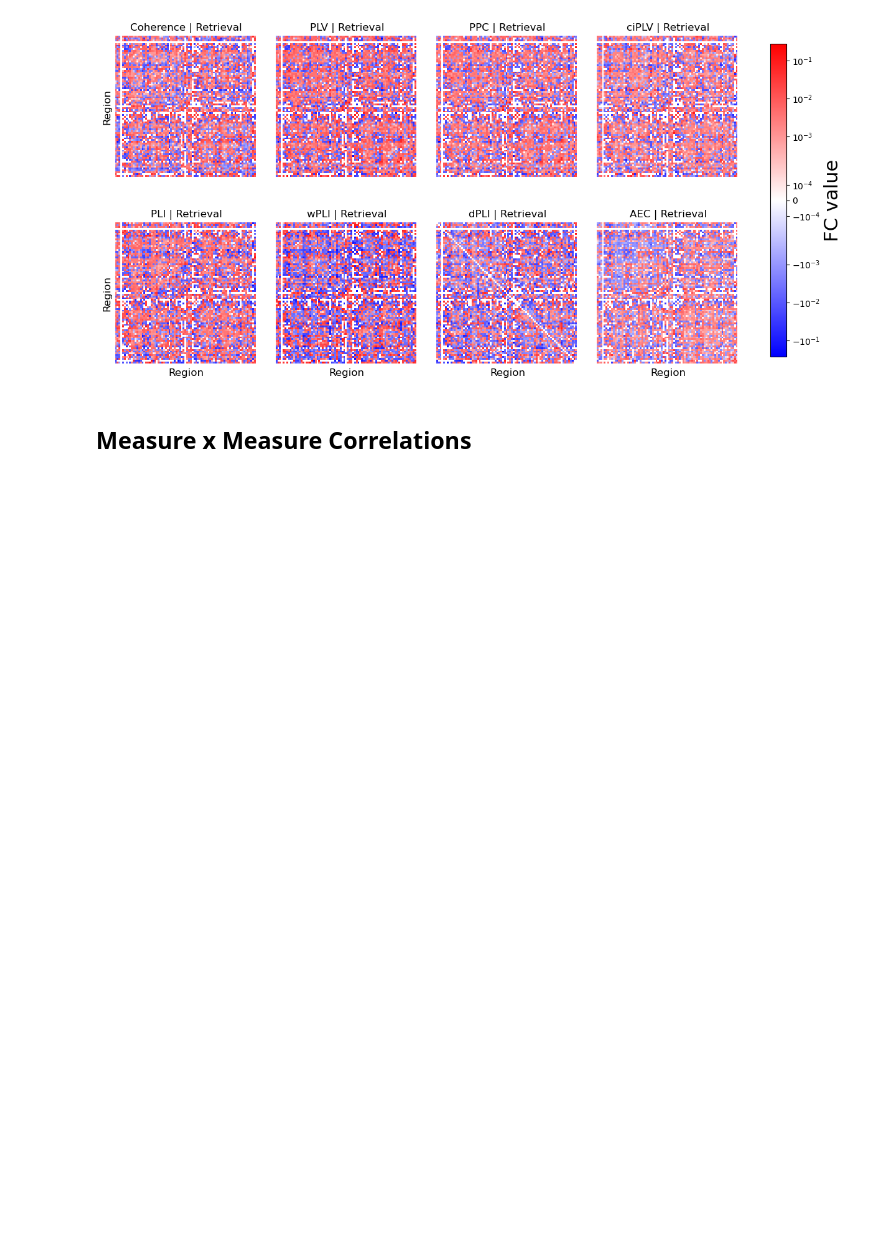
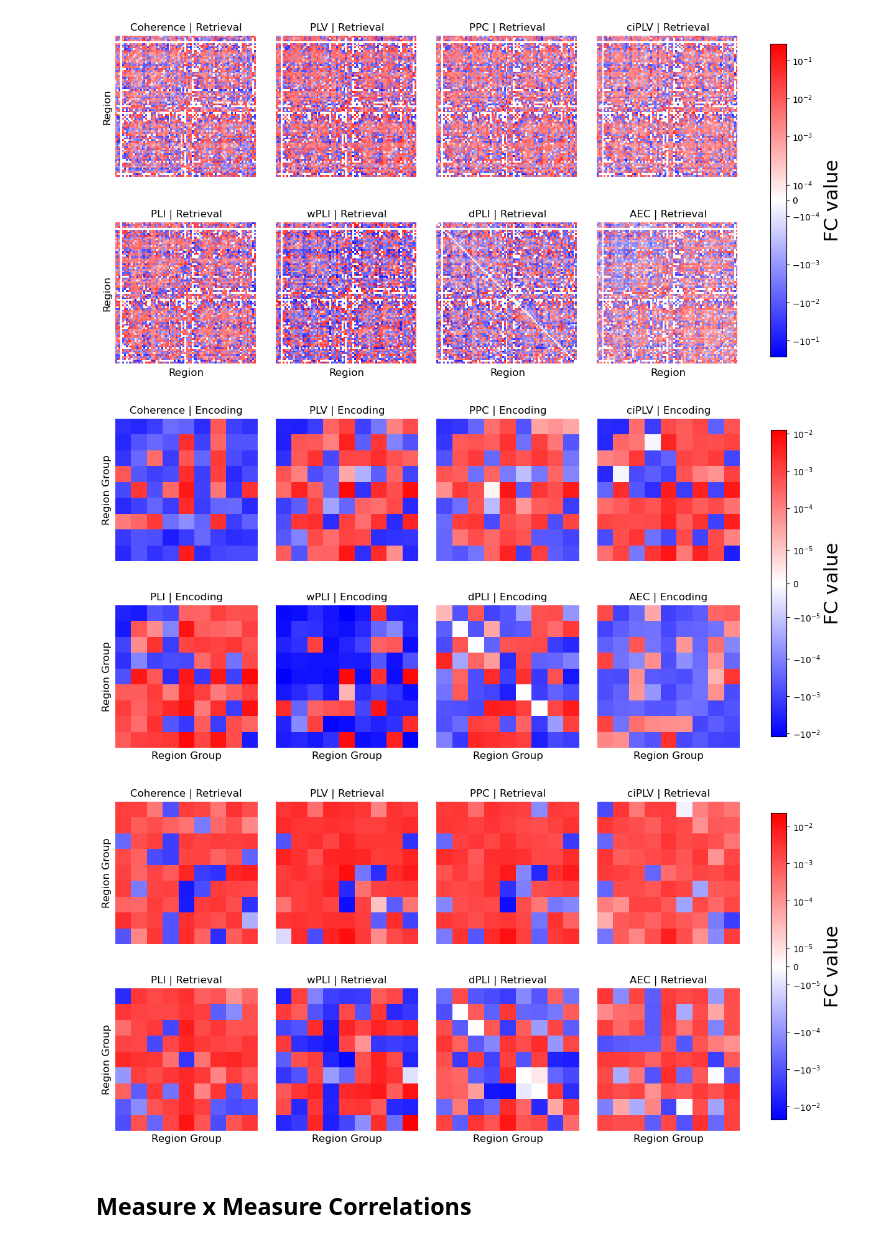
Before and after one commit to jueekn/fc_methods_comparison_cml, a Jupyter notebook: fc_comparison.ipynb, the cells around one changed output. Drawn from its saved outputs; the diff is of its cells as text; code cells hidden in the pictures; blank space fills up the shorter version.

```diff
--- a/fc_comparison.ipynb
+++ b/fc_comparison.ipynb
@@ -595,6 +372,84 @@ for beh, title, out_png in [("en", "Encoding", "encoding_allmats.png"),
 # %% [output]
 [figure]
 [figure]
+# %%
+rg = pd.read_csv("constants/region_groups_standard.csv", dtype=str).rename(columns=str.strip)
+rg["region"] = rg["region"].str.strip().str.lower()
+rg["group"]  = rg["group"].str.strip()
+
+regions_df = pd.DataFrame({"reg_full": regionlabels})
+regions_df["hemi"] = regions_df["reg_full"].str.split().str[0]
+regions_df["region"] = regions_df["reg_full"].str.split(n=1).str[1].str.strip().str.lower()
+
+regions_df = regions_df.merge(rg, on="region", how="left")
+regions_df["group"] = regions_df["group"].fillna("unmapped")
+
+region_to_group = dict(zip(regions_df["reg_full"], regions_df["group"]))
+
+def collapse_to_groups(mat, regionlabels):
+    assert mat.shape[0] == len(regionlabels)
+    idx = np.array([region_to_group[r] for r in regionlabels], dtype=object)
+    df = pd.DataFrame(mat, index=idx, columns=idx)
+    return df.groupby(level=0).mean().T.groupby(level=0).mean().T
+
+
+for beh, title, out_png in [("en", "Encoding", "encoding_allmats.png"),
+                           ("rm", "Retrieval", "retrieval_allmats.png")]:
+
+    avg_region = pd.read_pickle(f"avg_region_{beh}.pkl")
+
+    valid = [collapse_to_groups(avg_region[m], regionlabels).to_numpy()
+         for m in metrics if (avg_region[m] is not None and m not in asymm)]
+
+    vmax = np.nanmax(np.abs(np.stack(valid))) if len(valid) else 1.0
+    vmin = -vmax
+
+    linthresh = max(vmax * 1e-3, 1e-12)
+    norm = SymLogNorm(linthresh=linthresh, vmin=vmin, vmax=vmax, base=10)
+
+    nrows, ncols = 2, 4
+    fig, axs = plt.subplots(nrows, ncols, figsize=(12, 6), layout="constrained")
+    axs = axs.ravel()
+
+    cmap = plt.cm.bwr
+    mappable = None
+
+    for i, m in enumerate(metrics):
+        ax = axs[i]
+        mat = avg_region.get(m, None)
+
+        if mat is None:
+            ax.set_title(f"{m}: no data")
+            ax.axis("off")
+            continue
+
+        group_mat = collapse_to_groups(mat, regionlabels)
+        hm = sns.heatmap(
+            group_mat,
+            ax=ax,
+            cmap=cmap,
+            norm=norm,
+            square=True,
+            cbar=False,
+            xticklabels=False,
+            yticklabels=False,
+        )
+        ax.set_title(f"{correct_labels[m]} | {title}")
+        ax.set_ylabel("Region Group" if i in (0, 4) else " ", fontsize=12)
+        ax.set_xlabel("Region Group" if i in (4, 5, 6, 7) else " ", fontsize=12)
+
+        if mappable is None:
+            mappable = hm.collections[0]
+
+    for j in range(len(metrics), nrows * ncols):
+        axs[j].axis("off")
+
+    cbar = fig.colorbar(mappable, ax=axs, location="right", shrink=0.85)
+    cbar.set_label("FC value")
+    plt.show()
+# %% [output]
+[figure, added]
+[figure, added]
 # %% [markdown]
 ## Measure x Measure Correlations
 # %%
```
Also changed, not shown: parts of 21 cells of this notebook.
